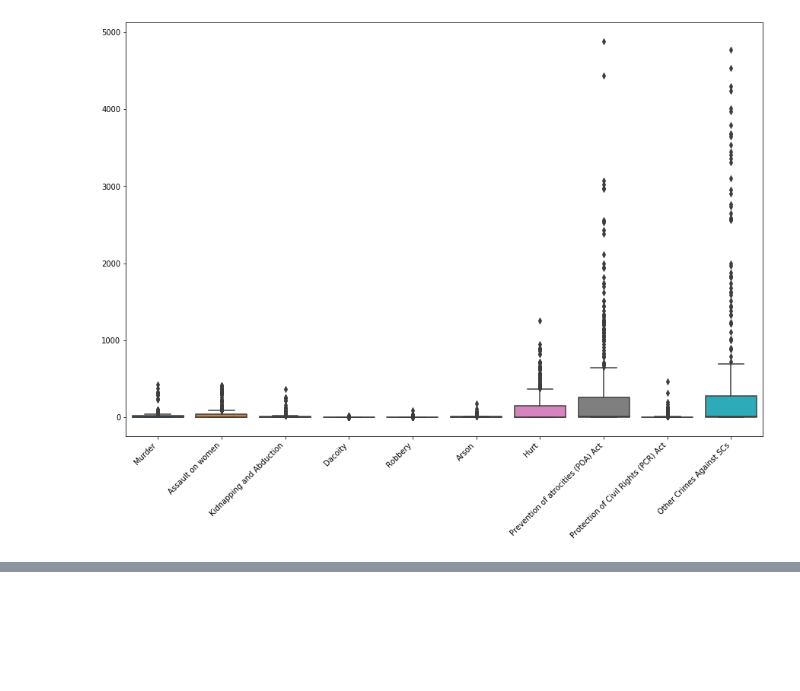
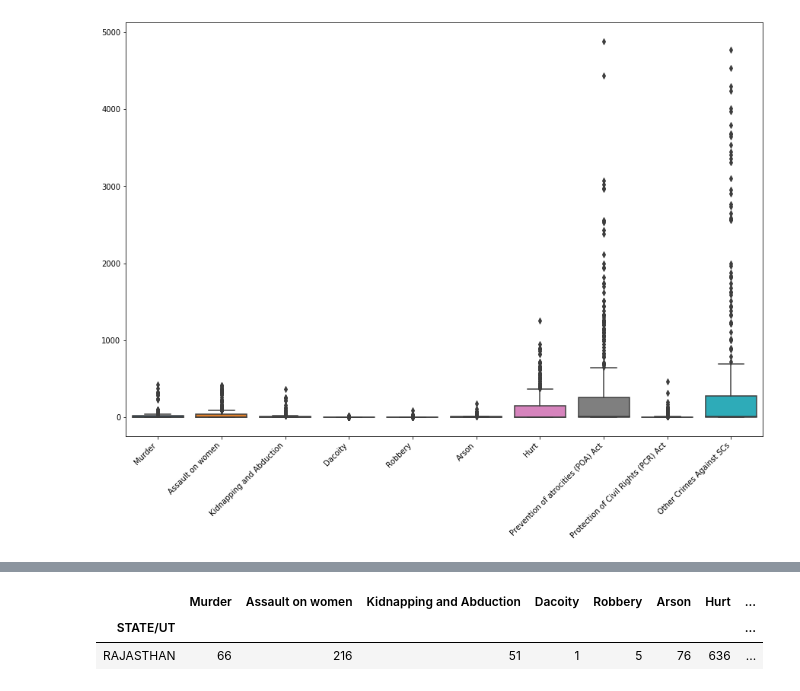
Before and after one commit to codeperfectplus/DataAnalysisWithJupyter, a Jupyter notebook: CrimeRateInINDIA Analysis/CrimeRateInINDIA.ipynb, the cells around one changed output, grey strips where cells are left out. Drawn from its saved outputs; the diff is of its cells as text; code cells hidden in the pictures; blank space fills up the shorter version.

```diff
--- a/CrimeRateInINDIA Analysis/CrimeRateInINDIA.ipynb
+++ b/CrimeRateInINDIA Analysis/CrimeRateInINDIA.ipynb
@@ -96,0 +127,4 @@ for label in ax.get_xticklabels():
+# %%
+df_up = df[df['STATE/UT'] == 'UTTAR PRADESH']
+df_mp = df[df['STATE/UT'] == 'MADHYA PRADESH']
+df_raj = df[df['STATE/UT'] == 'RAJASTHAN']
@@ -96,0 +143,6 @@ for label in ax.get_xticklabels():
+# %%
+df_raj.groupby('STATE/UT').max()
+# %% [output]
+|  | Murder | Assault on women | Kidnapping and Abduction | Dacoity | Robbery | Arson | Hurt | ... |
+| STATE/UT |  |  |  |  |  |  |  | ... |
+| RAJASTHAN | 66 | 216 | 51 | 1 | 5 | 76 | 636 | ... |
```
Also changed, not shown: parts of 16 cells of this notebook, 5 other files.
